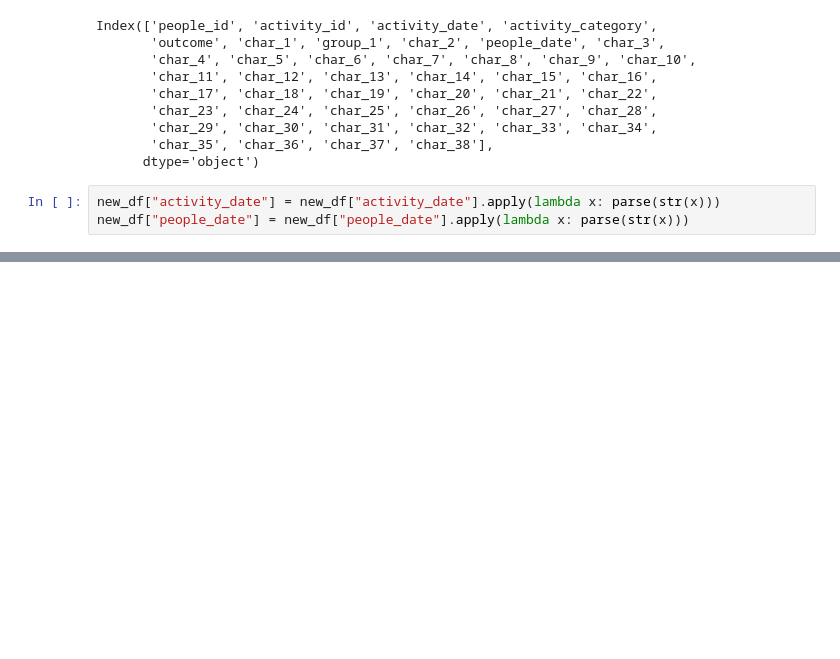
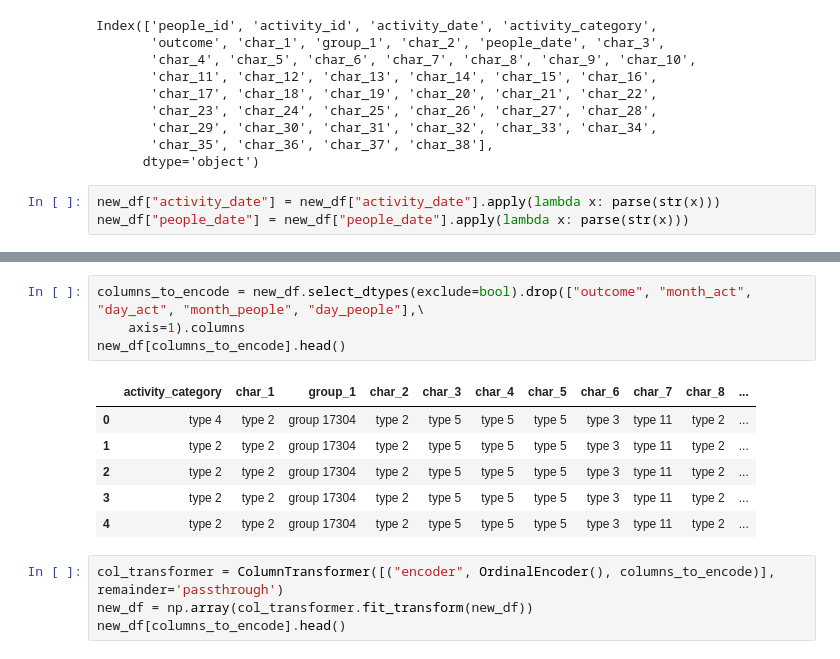
Before and after one commit to juliusmarkwei/Red-Hat-Business-Value, a Jupyter notebook: notebook/index.ipynb, the cells around one changed output, grey strips where cells are left out. Drawn from its saved outputs; the diff is of its cells as text; blank space fills up the shorter version.

```diff
--- a/notebook/index.ipynb
+++ b/notebook/index.ipynb
@@ -278,0 +320,15 @@ new_df.dtype
+# %%
+columns_to_encode = new_df.select_dtypes(exclude=bool).drop(["outcome", "month_act", "day_act", "month_people", "day_people"],\
+    axis=1).columns
+new_df[columns_to_encode].head()
+# %% [output]
+|  | activity_category | char_1 | group_1 | char_2 | char_3 | char_4 | char_5 | char_6 | char_7 | char_8 | ... |
+| 0 | type 4 | type 2 | group 17304 | type 2 | type 5 | type 5 | type 5 | type 3 | type 11 | type 2 | ... |
+| 1 | type 2 | type 2 | group 17304 | type 2 | type 5 | type 5 | type 5 | type 3 | type 11 | type 2 | ... |
+| 2 | type 2 | type 2 | group 17304 | type 2 | type 5 | type 5 | type 5 | type 3 | type 11 | type 2 | ... |
+| 3 | type 2 | type 2 | group 17304 | type 2 | type 5 | type 5 | type 5 | type 3 | type 11 | type 2 | ... |
+| 4 | type 2 | type 2 | group 17304 | type 2 | type 5 | type 5 | type 5 | type 3 | type 11 | type 2 | ... |
+# %%
+col_transformer = ColumnTransformer([("encoder", OrdinalEncoder(), columns_to_encode)], remainder='passthrough')
+new_df = np.array(col_transformer.fit_transform(new_df))
+new_df[columns_to_encode].head()
```
Also changed, not shown: parts of 8 cells of this notebook.
